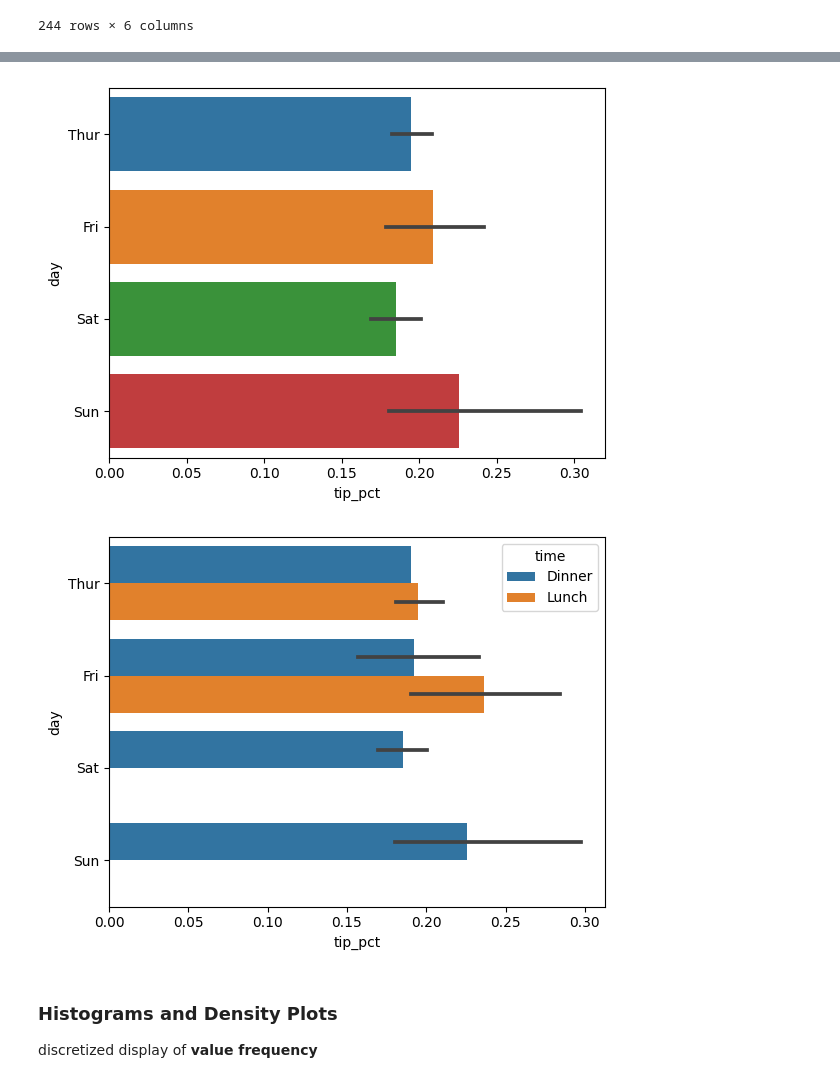
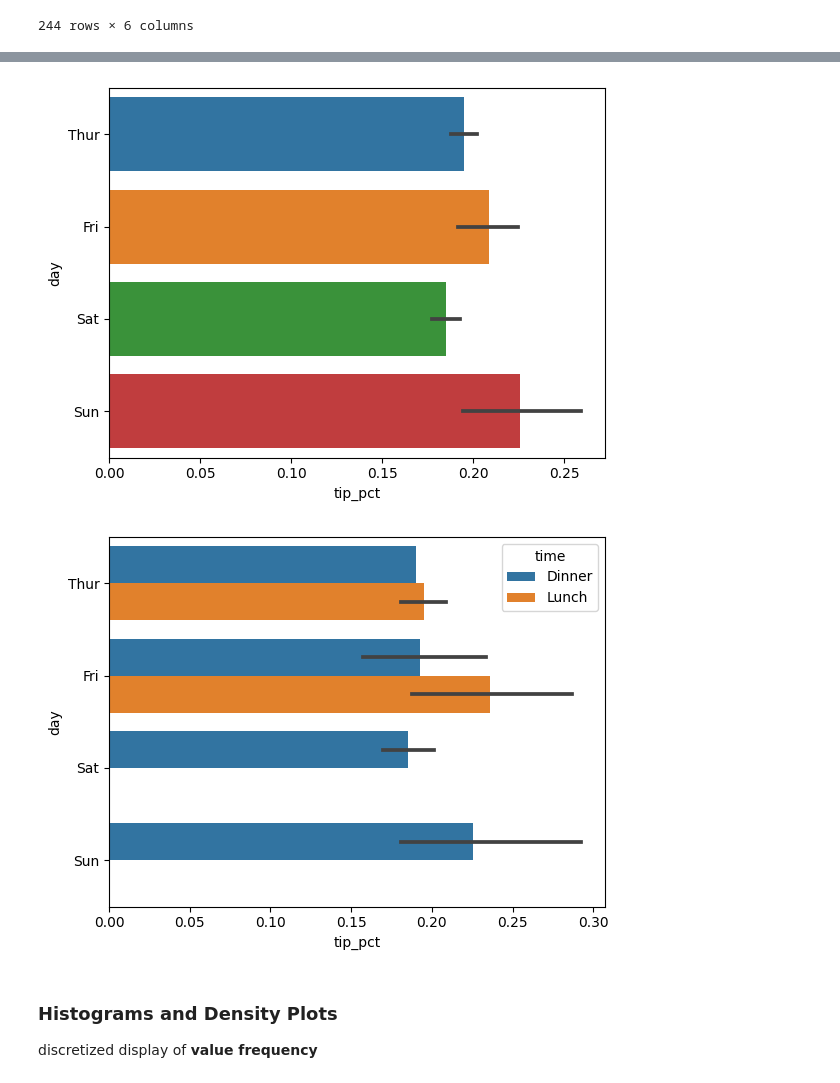
Before and after one commit to AzlinRusnan/STQD6014-Data-Science, a Jupyter notebook: Azlin_Week11_Matplotlib_20231231_WC.ipynb, the cells around one changed output, grey strips where cells are left out. Drawn from its saved outputs; the diff is of its cells as text; code cells hidden in the pictures.

```diff
--- a/Azlin_Week11_Matplotlib_20231231_WC.ipynb
+++ b/Azlin_Week11_Matplotlib_20231231_WC.ipynb
@@ -328,6 +427,9 @@ tips
 | Thur | 1 | 48 | 4 | 5 | 1 | 3 |
 # %%
 # Reindex the DataFrame to the desidered Day order
+desired_order = ['Thur','Fri','Sat','Sun']
+party_counts_ordered = party_counts.reindex(desired_order)
+party_counts_ordered
 # %% [output]
 | size | 1 | 2 | 3 | 4 | 5 | 6 |
 | day |  |  |  |  |  |  |
@@ -393,0 +486,5 @@ tips
+# %%
+# Do some calculation
+# Adding new column
+tips['tip_pct'] = tips['tip'] / (tips['total_bill'] - tips['tip'])
+tips
@@ -394,16 +505,15 @@ tips
 # %%
-# Define the order of the days
-
-
 # Create the horizontal bar plot with specified order
-# black lines drawn on the bars represent the 95% confidence interval
+# black lines drawn on the bars represent the 70% confidence interval
+sns.barplot(x = 'tip_pct', y = 'day', data = tips, orient = 'h', order = desired_order, errorbar=('ci', 70));
 # %% [output]
-[figure, old version]
+[figure, new version]
 # %%
-# Using hue() function -> as category
+# Using hue() function -> to change into category label
 # The "time" variable is used to differentiate different hues (colors) in the plot
+sns.barplot(x = 'tip_pct', y = 'day', hue = 'time', data = tips, orient = 'h', order = desired_order);
 # %% [output]
-[figure, old version]
+[figure, new version]
 # %% [markdown]
 ### **Histograms and Density Plots**
 discretized display of **value frequency**
```
Also changed, not shown: parts of 51 cells of this notebook.
